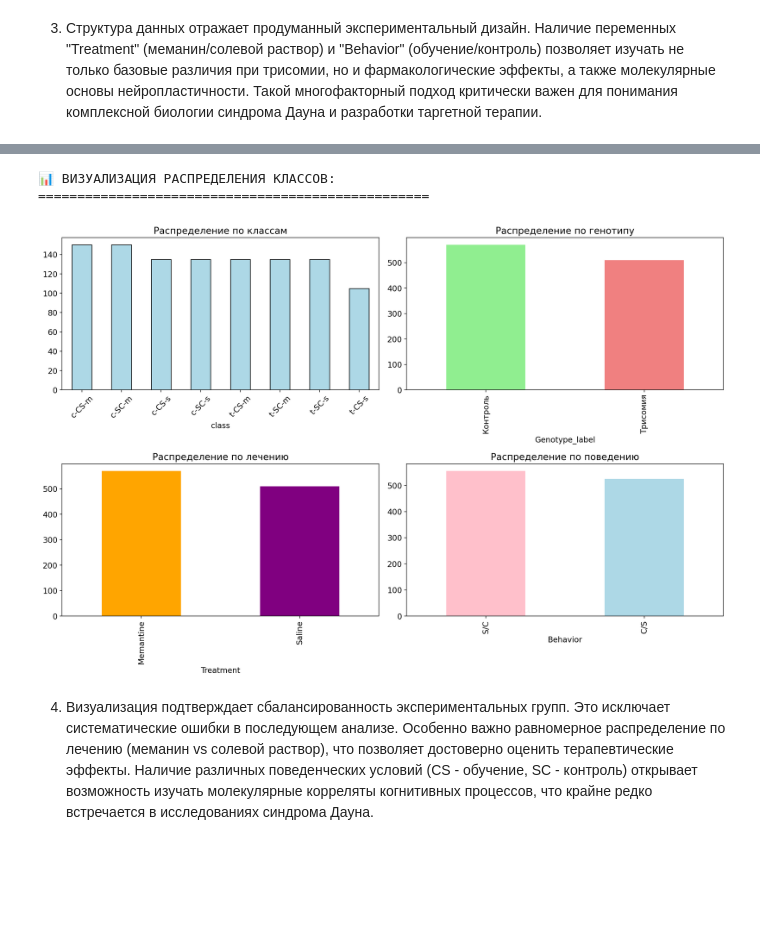
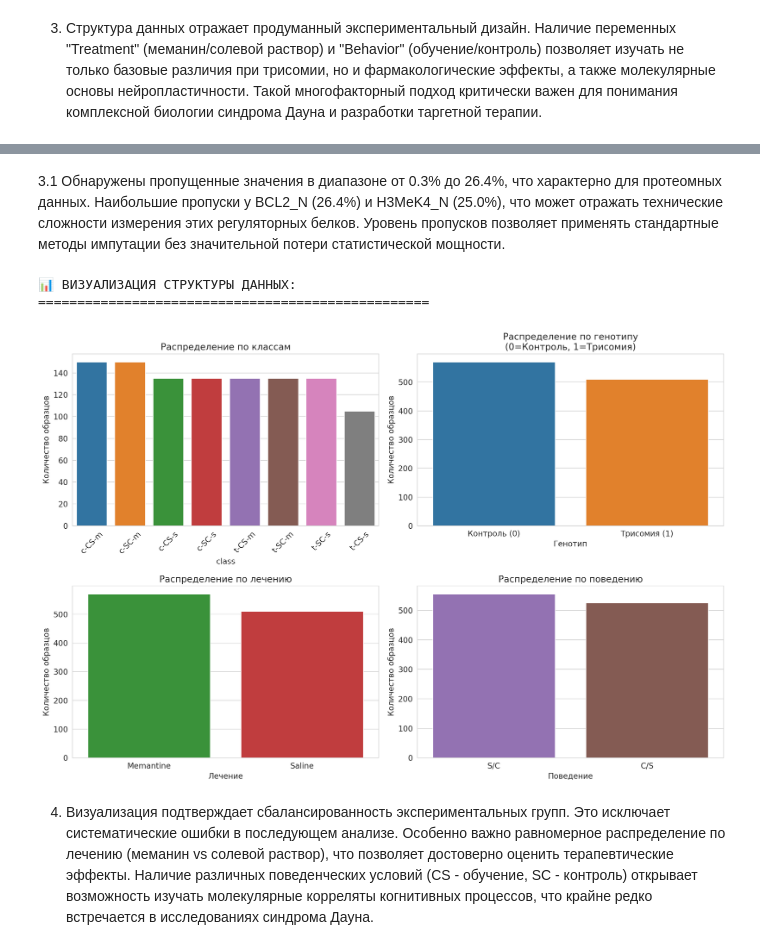
Before and after one commit to selivanek/DataEngineeringHomework, a Jupyter notebook: my_project/notebooks/EDA.ipynb, the cells around one changed output, grey strips where cells are left out. Cells and saved outputs as stored; diff of their text form; code cells hidden in the pictures; blank space fills up the shorter version.

Commit message:
improved visualization EDA

```diff
--- a/my_project/notebooks/EDA.ipynb
+++ b/my_project/notebooks/EDA.ipynb
@@ -57,7 +61,6 @@ print(f"🔬 Количество признаков: {df.shape[1]}")
 # Преобразуем генотип из 0/1 в понятные метки
 if 'Genotype' in df.columns:
     # Создаем новую колонку с текстовыми метками
-    df['Genotype_label'] = df['Genotype'].map({0: 'Контроль', 1: 'Трисомия'})
     print(f"🧬 Генотип преобразован: 0 -> Контроль, 1 -> Трисомия")
 
     # Проверяем распределение
@@ -175,40 +230,55 @@ Name: count, dtype: int64
+# %% [markdown]
+3.1 Обнаружены пропущенные значения в диапазоне от 0.3% до 26.4%, что характерно для протеомных данных. Наибольшие пропуски у BCL2_N (26.4%) и H3MeK4_N (25.0%), что может отражать технические сложности измерения этих регуляторных белков. Уровень пропусков позволяет применять стандартные методы импутации без значительной потери статистической мощности.
 # %%
-#4. Визуализация распределения с новым генотипом
-print("📊 ВИЗУАЛИЗАЦИЯ РАСПРЕДЕЛЕНИЯ КЛАССОВ:")
+# 4. ВИЗУАЛИЗАЦИЯ СТРУКТУРЫ ДАННЫХ С ЕДИНЫМ СТИЛЕМ
+print("📊 ВИЗУАЛИЗАЦИЯ СТРУКТУРЫ ДАННЫХ:")
 print("=" * 50)
 
+# Создаем сетку графиков для категориальных переменных
 fig, axes = plt.subplots(2, 2, figsize=(15, 10))
 
 # Распределение по классам
 if 'class' in df.columns:
-    df['class'].value_counts().plot(kind='bar', ax=axes[0,0], color='lightblue', edgecolor='black')
+    class_counts = df['class'].value_counts()
+    sns.barplot(x=class_counts.index, y=class_counts.values, ax=axes[0,0], palette=CUSTOM_PALETTE)
     axes[0,0].set_title('Распределение по классам')
+    axes[0,0].set_ylabel('Количество образцов')
     axes[0,0].tick_params(axis='x', rotation=45)
 
-# Распределение по генотипу (с текстовыми метками)
-df['Genotype_label'] = df['Genotype'].map({False: 'Контроль', True: 'Трисомия'})
+# Распределение по генотипу (используем Genotype с числовыми метками)
 if 'Genotype' in df.columns:
-    df['Genotype_label'].value_counts().plot(kind='bar', ax=axes[0,1], color=['lightgreen', 'lightcoral'])
-    axes[0,1].set_title('Распределение по генотипу')
+    genotype_counts = df['Genotype'].value_counts().sort_index()
+    sns.barplot(x=genotype_counts.index, y=genotype_counts.values, ax=axes[0,1], palette=CUSTOM_PALETTE[:2])
+    axes[0,1].set_title('Распределение по генотипу\n(0=Контроль, 1=Трисомия)')
+    axes[0,1].set_ylabel('Количество образцов')
+    axes[0,1].set_xlabel('Генотип')
+    # Устанавливаем правильные подписи на оси X
+    axes[0,1].set_xticklabels(['Контроль (0)', 'Трисомия (1)'])
 
 # Распределение по лечению
 if 'Treatment' in df.columns:
-    df['Treatment'].value_counts().plot(kind='bar', ax=axes[1,0], color=['orange', 'purple'])
+    treatment_counts = df['Treatment'].value_counts()
+    sns.barplot(x=treatment_counts.index, y=treatment_counts.values, ax=axes[1,0], palette=CUSTOM_PALETTE[2:4])
     axes[1,0].set_title('Распределение по лечению')
+    axes[1,0].set_ylabel('Количество образцов')
+    axes[1,0].set_xlabel('Лечение')
 
 # Распределение по поведению
 if 'Behavior' in df.columns:
-    df['Behavior'].value_counts().plot(kind='bar', ax=axes[1,1], color=['pink', 'lightblue'])
+    behavior_counts = df['Behavior'].value_counts()
+    sns.barplot(x=behavior_counts.index, y=behavior_counts.values, ax=axes[1,1], palette=CUSTOM_PALETTE[4:6])
     axes[1,1].set_title('Распределение по поведению')
+    axes[1,1].set_ylabel('Количество образцов')
+    axes[1,1].set_xlabel('Поведение')
 
 plt.tight_layout()
 plt.show()
 
 # Вывод: Построены графики, показывающие распределение образцов по экспериментальным группам. Визуально подтверждена сбалансированность дизайна.
 # %% [output]
-📊 ВИЗУАЛИЗАЦИЯ РАСПРЕДЕЛЕНИЯ КЛАССОВ:
+📊 ВИЗУАЛИЗАЦИЯ СТРУКТУРЫ ДАННЫХ:
 ==================================================
-[figure, old version]
+[figure, new version]
 # %% [markdown]
 4. Визуализация подтверждает сбалансированность экспериментальных групп. Это исключает систематические ошибки в последующем анализе. Особенно важно равномерное распределение по лечению (меманин vs солевой раствор), что позволяет достоверно оценить терапевтические эффекты. Наличие различных поведенческих условий (CS - обучение, SC - контроль) открывает возможность изучать молекулярные корреляты когнитивных процессов, что крайне редко встречается в исследованиях синдрома Дауна.
 # %%
```
Also changed, not shown: parts of 13 cells of this notebook.
